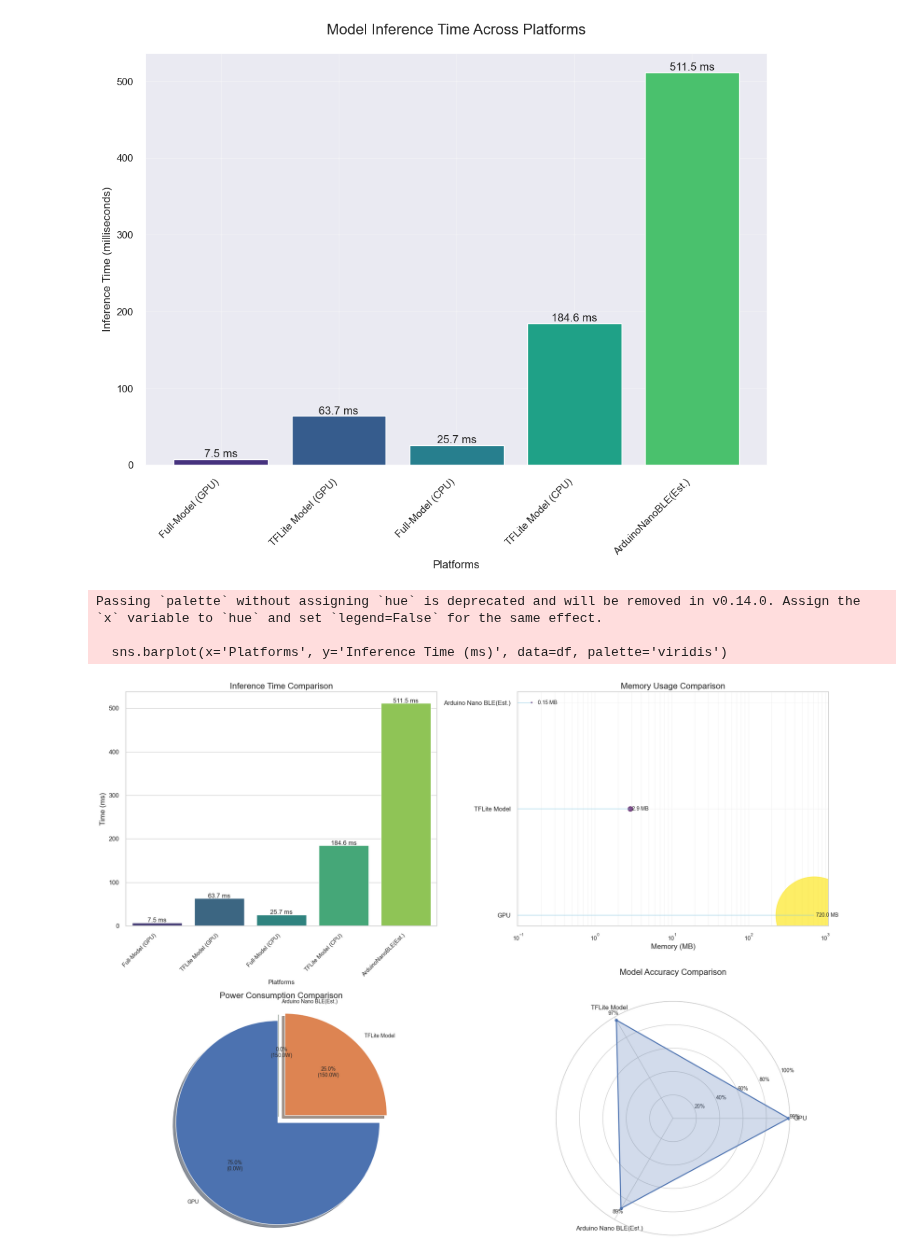
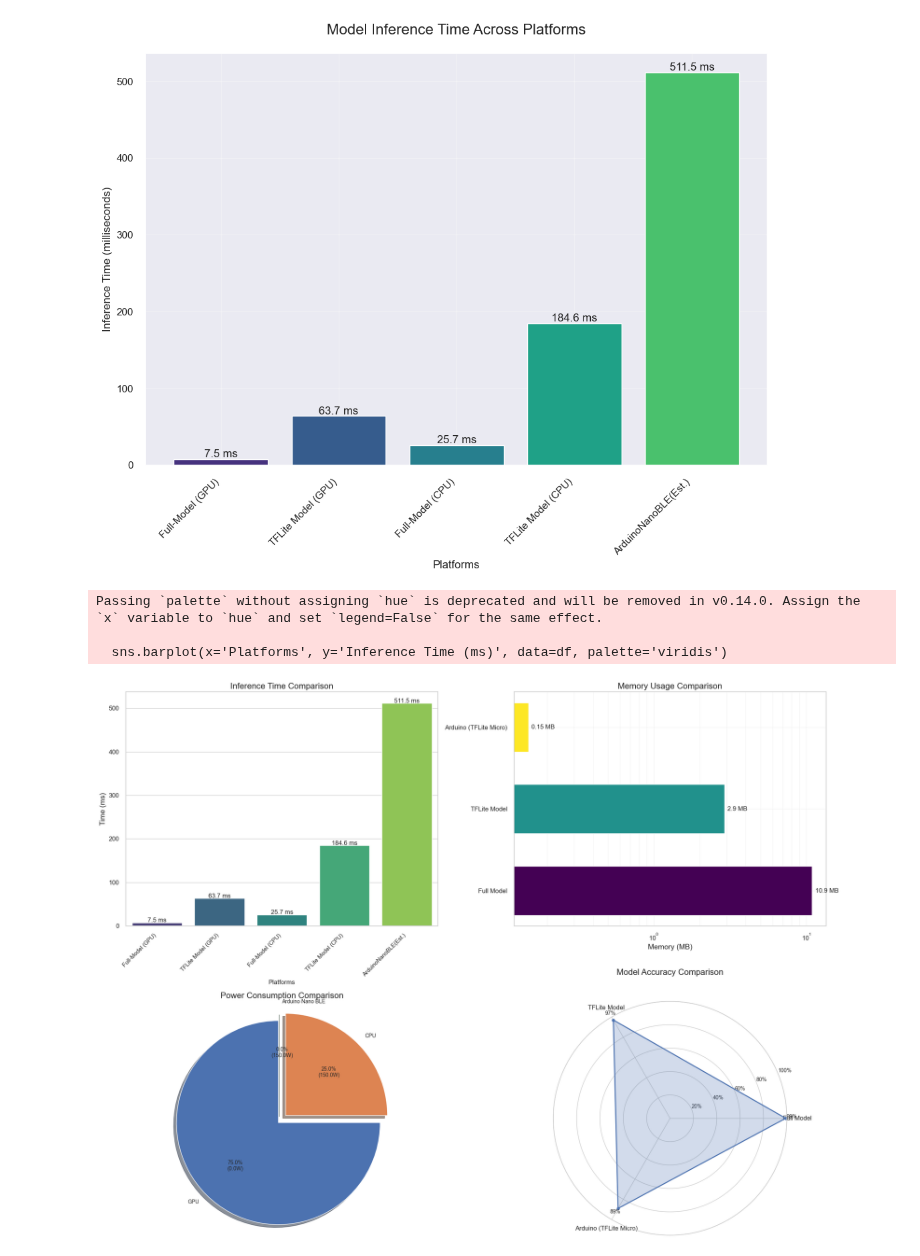
Before and after one commit to Prithviraj97/Machine-Learning-Fundamentals, a Jupyter notebook: TinyML/newVisual.ipynb, the cells around one changed output. Saved outputs shown, nothing was run; the diff lists cells and outputs as text; code cells hidden in the pictures.

Commit message:
visualization done

```diff
--- a/TinyML/newVisual.ipynb
+++ b/TinyML/newVisual.ipynb
@@ -12,8 +12,8 @@ metrics = {
 
 
 metrics2 = {
-    'Platforms': ['GPU', 'TFLite Model', 'Arduino Nano BLE(Est.)'],
-    'Memory Usage (MB)': [720, round(2970.2/1024, 2), round(148.5/1024, 2)],  # Example values
+    'Platforms': ['Full Model', 'TFLite Model', 'Arduino (TFLite Micro)'],
+    'Memory Usage (MB)': [10.87, round(2970.2/1024, 2), round(148.5/1024, 2)],  # Example values
     'Power Consumption (W)': [150, 50, 0.003],  # Example values
     'Accuracy (%)': [99, 97, 89]  # Example values
 }
@@ -208,7 +208,36 @@ for i, v in enumerate(df['Inference Time (ms)']):
 #     else:
 #         plt.text(value*1.05, y_pos[i], f'{value:.1f} MB', va='center', fontsize=10)
 
+# 2. Memory Usage Comparison (changing to horizontal bar chart with gradient)
+plt.subplot(2, 2, 2)
+plt.title('Memory Usage Comparison', fontsize=16)
+plt.xlabel('Memory (MB)', fontsize=14)
 
+# Sort platforms by memory usage for better visualization
+sorted_indices = DF2['Memory Usage (MB)'].argsort()[::-1]  # Descending order
+sorted_platforms = DF2['Platforms'].iloc[sorted_indices]
+sorted_memory = DF2['Memory Usage (MB)'].iloc[sorted_indices]
+
+# Create horizontal bars with color gradient
+bars = plt.barh(sorted_platforms, sorted_memory, height=0.6,
+                color=plt.cm.viridis(np.linspace(0, 1, len(sorted_platforms))))
+
+# Add value labels at the end of each bar
+for bar, value in zip(bars, sorted_memory):
+    plt.text(value * 1.05, bar.get_y() + bar.get_height()/2,
+             f'{value:.2f} MB' if value < 1 else f'{value:.1f} MB',
+             va='center', fontsize=12)
+
+# Adjust axes for better visualization
+if min(sorted_memory) < 1:
+    plt.xscale('log')  # Use log scale only if there are very small values
+    plt.grid(True, which="both", ls="-", alpha=0.2)
+else:
+    plt.grid(True, alpha=0.2)
+    plt.xlim(0, max(sorted_memory) * 1.2)  # Add some padding
+
+plt.yticks(fontsize=12)
+plt.xticks(fontsize=12)
 
 # 3. Power Consumption Comparison (changing to pie chart)
 plt.subplot(2, 2, 3)
@@ -220,7 +249,7 @@ power_percentages = DF2['Power Consumption (W)'] / total_power * 100
 
 # Create pie chart
 plt.pie(DF2['Power Consumption (W)'],
-        labels=DF2['Platforms'],
+        labels=['GPU', 'CPU', 'Arduino Nano BLE'],
         autopct=lambda p: f'{p:.1f}%\n({DF2["Power Consumption (W)"][int(p*len(DF2)/100)]:.1f}W)',
         startangle=90,
         shadow=True,
@@ -232,32 +261,33 @@ plt.axis('equal')  # Equal aspect ratio ensures that pie is drawn as a circle
 plt.subplot(2, 2, 4, polar=True)
 plt.title('Model Accuracy Comparison', fontsize=16, y=1.1)
 
 # Get number of platforms
 N = len(DF2['Platforms'])
 # Compute angles for each platform (in radians)
 angles = np.linspace(0, 2*np.pi, N, endpoint=False).tolist()
 # Make the plot a full circle by repeating the first value
 values = DF2['Accuracy (%)'].tolist()
 angles += angles[:1]
 values += values[:1]
 
 # Draw the plot
 plt.polar(angles, values, 'o-', linewidth=2)
 plt.fill(angles, values, alpha=0.25)
 
 # Add platforms as labels
 plt.xticks(angles[:-1], DF2['Platforms'], fontsize=12)
 plt.yticks([20, 40, 60, 80, 100], ['20%', '40%', '60%', '80%', '100%'], fontsize=10)
 plt.ylim(0, 100)
 
 # Add value labels
 for i, (angle, value) in enumerate(zip(angles[:-1], values[:-1])):
     plt.text(angle, value+5, f'{value}%', ha='center', fontsize=10)
 
 plt.tight_layout()
-plt.savefig('mixed_visualization_comparison3.png')
+plt.savefig('mixed_visualization_comparison5.png')
+plt.show()
 # %% [output]
 Passing `palette` without assigning `hue` is deprecated and will be removed in v0.14.0. Assign the `x` variable to `hue` and set `legend=False` for the same effect.
 
   sns.barplot(x='Platforms', y='Inference Time (ms)', data=df, palette='viridis')
-[figure, old version]
+[figure, new version]
```
Also changed, not shown: 3 other files.
